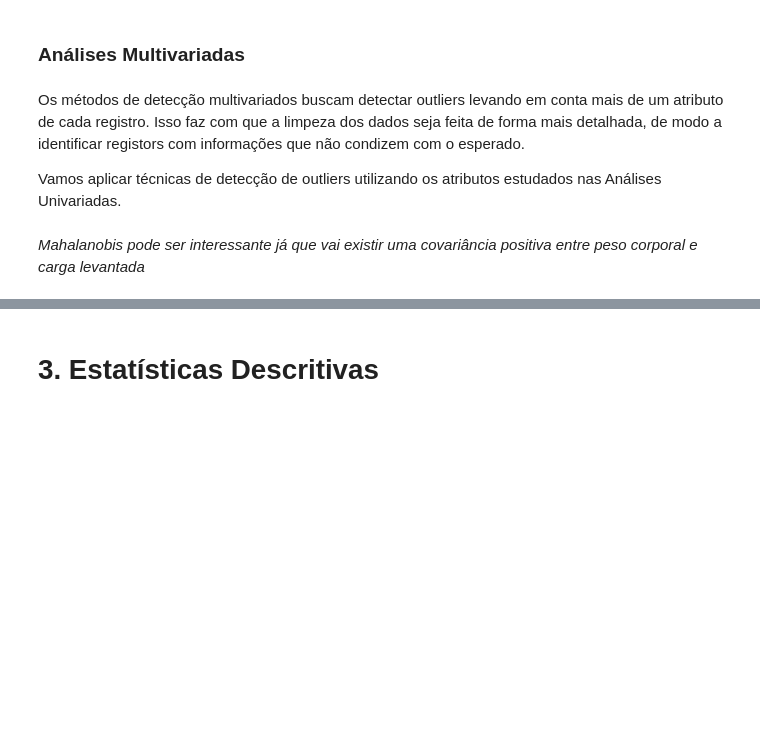
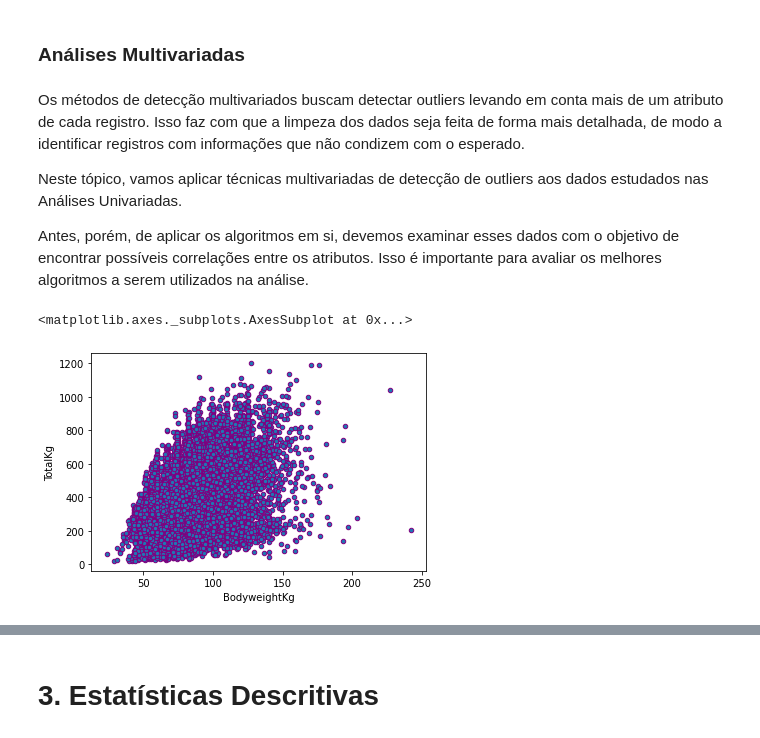
Before and after one commit to RafaelBNN/if697, a Jupyter notebook: ProjetoIF697.ipynb, the cells around one changed output, grey strips where cells are left out. Drawn from its saved outputs; the diff is of its cells as text; code cells hidden in the pictures; blank space fills up the shorter version.

```diff
--- a/ProjetoIF697.ipynb
+++ b/ProjetoIF697.ipynb
@@ -952,8 +952,13 @@ Dessa forma, concluímos a análise univariada dos dados.
 # %% [markdown]
 ### Análises Multivariadas
 # %% [markdown]
-Os métodos de detecção multivariados buscam detectar outliers levando em conta mais de um atributo de cada registro. Isso faz com que a limpeza dos dados seja feita de forma mais detalhada, de modo a identificar registors com informações que não condizem com o esperado.
+Os métodos de detecção multivariados buscam detectar outliers levando em conta mais de um atributo de cada registro. Isso faz com que a limpeza dos dados seja feita de forma mais detalhada, de modo a identificar registros com informações que não condizem com o esperado.
 
-Vamos aplicar técnicas de detecção de outliers utilizando os atributos estudados nas Análises Univariadas.
+Neste tópico, vamos aplicar técnicas multivariadas de detecção de outliers aos dados estudados nas Análises Univariadas.
+
+Antes, porém, de aplicar os algoritmos em si, devemos examinar esses dados com o objetivo de encontrar possíveis correlações entre os atributos. Isso é importante para avaliar os melhores algoritmos a serem utilizados na análise.
-# %% [markdown]
-*Mahalanobis pode ser interessante já que vai existir uma covariância positiva entre peso corporal e carga levantada*
+# %%
+df.plot.scatter(x='BodyweightKg',y='TotalKg', alpha=1, edgecolor='purple')
+# %% [output]
+<matplotlib.axes._subplots.AxesSubplot at 0x...>
+[figure, added]
```
Also changed, not shown: parts of 51 cells of this notebook.
